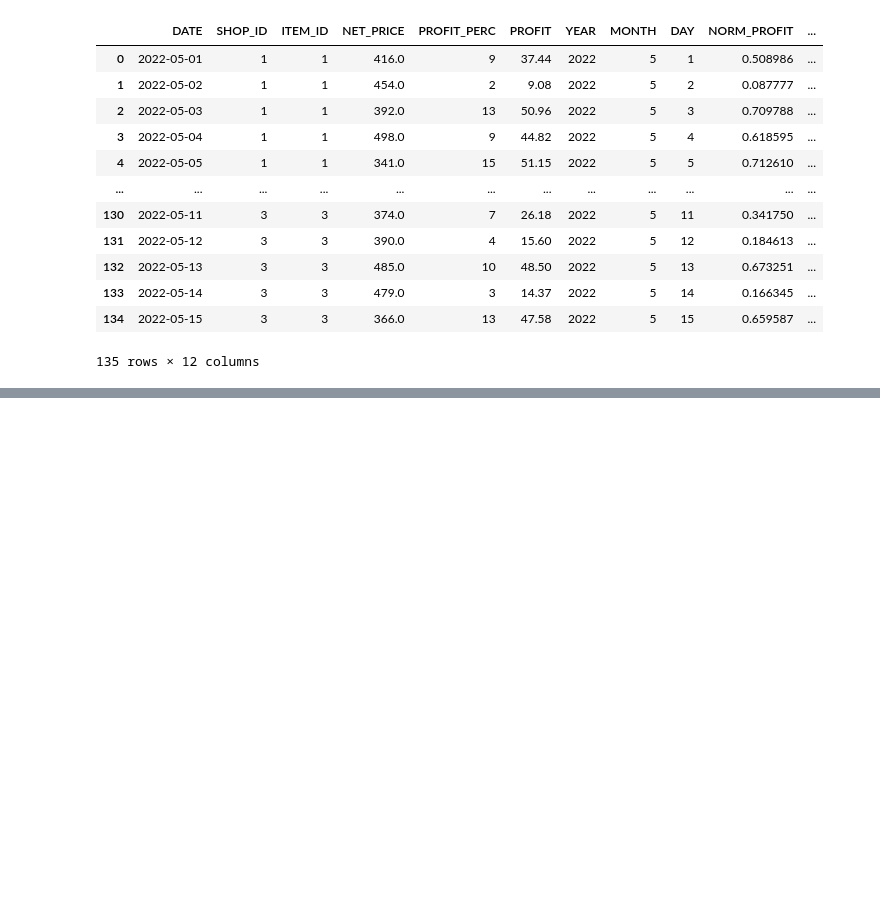
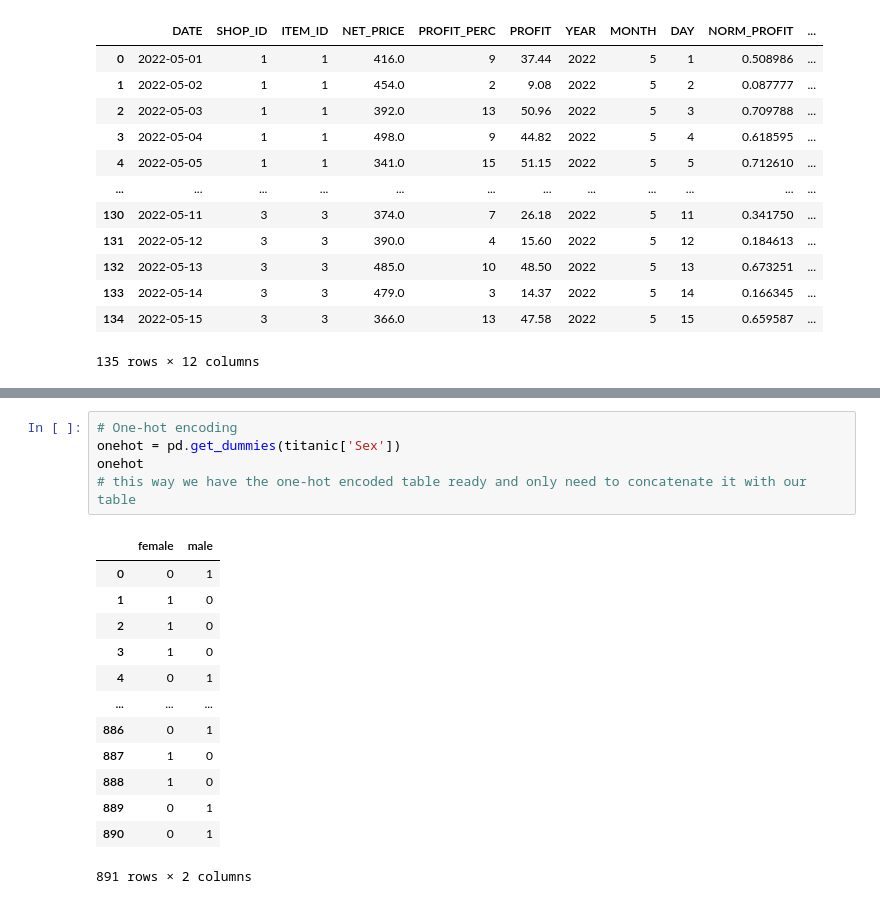
Before and after one commit to miladziekanowska/Data_Analytics, a Jupyter notebook: Pandas_Data_Cleaning.ipynb, the cells around one changed output, grey strips where cells are left out. Drawn from its saved outputs; the diff is of its cells as text; blank space fills up the shorter version.

```diff
--- a/Pandas_Data_Cleaning.ipynb
+++ b/Pandas_Data_Cleaning.ipynb
@@ -879,0 +940,19 @@ dtype: float64
+# %%
+# One-hot encoding
+onehot = pd.get_dummies(titanic['Sex'])
+onehot
+# this way we have the one-hot encoded table ready and only need to concatenate it with our table
+# %% [output]
+|  | female | male |
+| 0 | 0 | 1 |
+| 1 | 1 | 0 |
+| 2 | 1 | 0 |
+| 3 | 1 | 0 |
+| 4 | 0 | 1 |
+| ... | ... | ... |
+| 886 | 0 | 1 |
+| 887 | 1 | 0 |
+| 888 | 1 | 0 |
+| 889 | 0 | 1 |
+| 890 | 0 | 1 |
+891 rows × 2 columns
```
Also changed, not shown: parts of 33 cells of this notebook.
